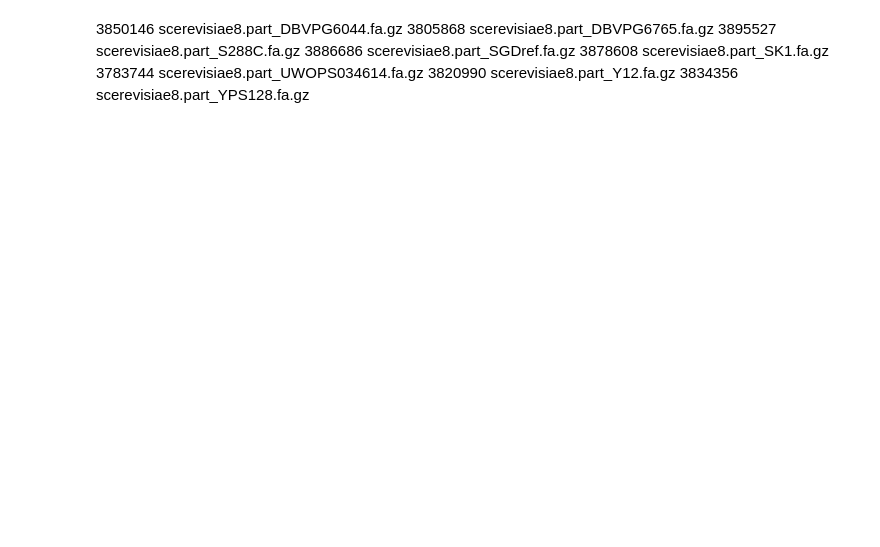
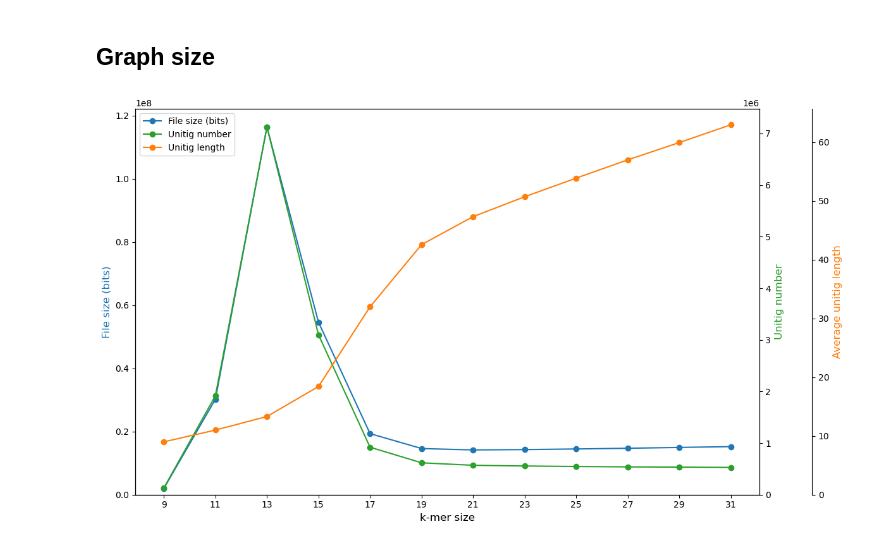
Before and after one commit to flopau76/dBG_project, a Jupyter notebook: analysis.ipynb, the cells around one changed output. Saved outputs shown, nothing was run; the diff lists cells and outputs as text; code cells hidden in the pictures; blank space fills up the shorter version.

```diff
--- a/analysis.ipynb
+++ b/analysis.ipynb
@@ -64,9 +6,2 @@ ax2.legend(loc='upper right')
-# %% [markdown]
-3850146 scerevisiae8.part_DBVPG6044.fa.gz
-3805868 scerevisiae8.part_DBVPG6765.fa.gz
-3895527 scerevisiae8.part_S288C.fa.gz
-3886686 scerevisiae8.part_SGDref.fa.gz
-3878608 scerevisiae8.part_SK1.fa.gz
-3783744 scerevisiae8.part_UWOPS034614.fa.gz
-3820990 scerevisiae8.part_Y12.fa.gz
-3834356 scerevisiae8.part_YPS128.fa.gz
+# %% [markdown]
+## Graph size
@@ -72,0 +131,38 @@ ax2.legend(loc='upper right')
+# %%
+df_merged = pd.merge(df_files, df_stats, on=['n', 'k'])
+# %%
+df = df_merged[(df_merged['filetype'] == 'bin') & (df_merged['n'] == 8)]
+x = df['k']
+
+fig, ax1 = plt.subplots(figsize=(12, 7))
+ax2 = ax1.twinx()
+ax3 = ax1.twinx()
+ax3.spines['right'].set_position(('outward', 60))
+
+# Plot data
+line1 = ax1.plot(x, df['filesize'], marker='o', color='tab:blue', label='File size (bits)')
+# line1b = ax3.plot(x,  df_stats['avg_length']*df_stats['nodes'], marker='o', color='green', label='sizes')
+line2 = ax2.plot(x, df['nodes'], marker='o', color='tab:green', label='Unitig number')
+line3 = ax3.plot(x, df['avg_length'], marker='o', color='tab:orange', label='Unitig length')
+
+ax1.set_ylabel('File size (bits)', color='tab:blue', fontsize=12)
+ax2.set_ylabel('Unitig number', color='tab:green', fontsize=12)
+ax3.set_ylabel('Average unitig length', color='tab:orange', fontsize=12)
+
+# Set labels and colors
+ax1.set_xticks(x)
+ax1.set_ylim(bottom=0)
+ax2.set_ylim(bottom=0)
+ax3.set_ylim(bottom=0)
+ax1.set_xlabel('k-mer size', fontsize=12)
+
+# Create combined legend
+lines = line1 + line2 + line3
+labels = [l.get_label() for l in lines]
+ax1.legend(lines, labels, loc='upper left')
+
+# Adjust layout to prevent overlap
+plt.tight_layout()
+plt.show()
+# %% [output]
+[figure, added]
```
Also changed, not shown: parts of 10 cells of this notebook, 3 other files.
